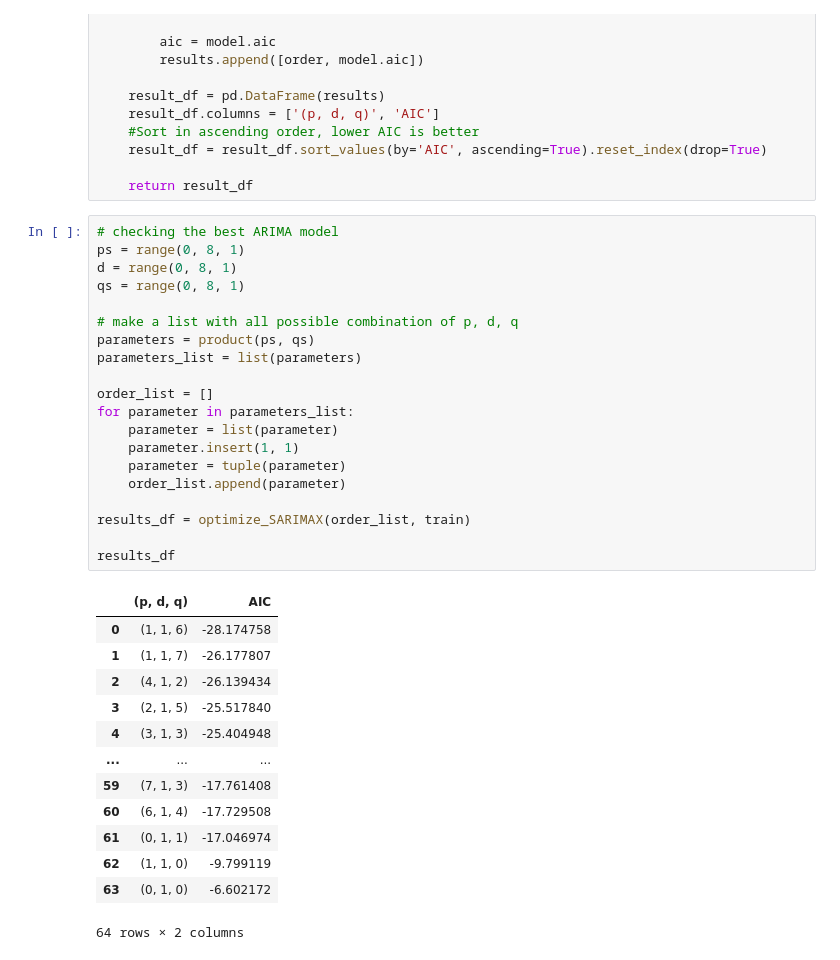
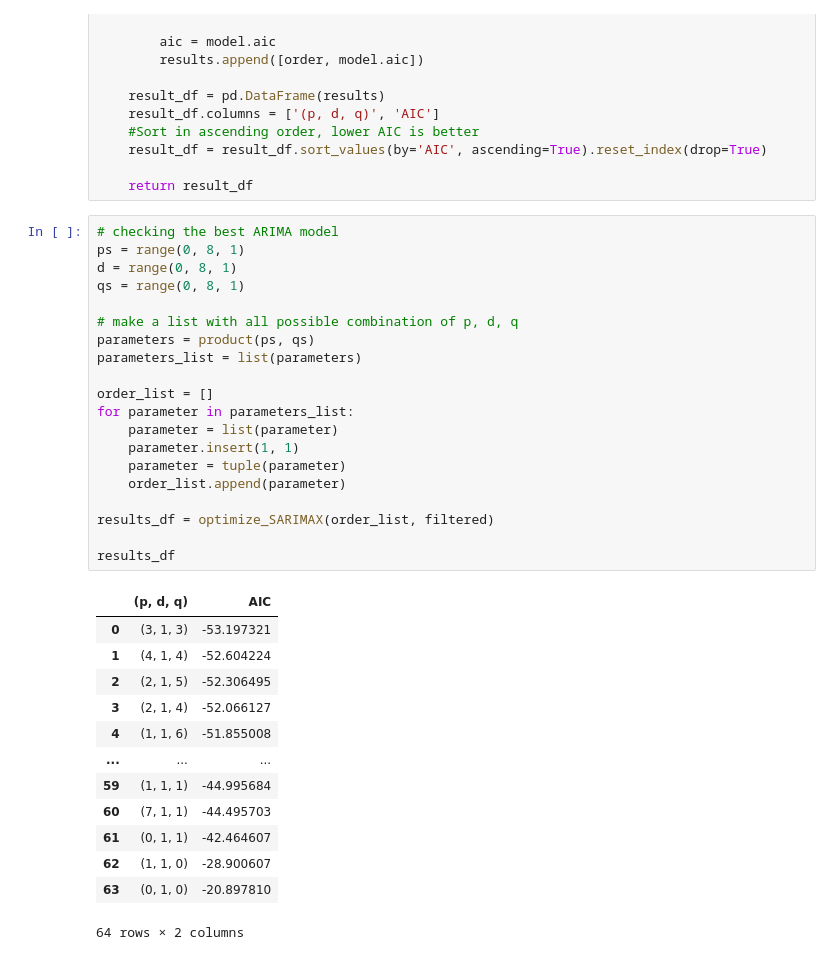
Before and after one commit to EdwardMatthew/Climate-Forecasting, a Jupyter notebook: Analysis/averageTempTrend.ipynb, the cells around one changed output. Cells and saved outputs as stored; diff of their text form.

```diff
--- a/Analysis/averageTempTrend.ipynb
+++ b/Analysis/averageTempTrend.ipynb
@@ -99,35 +99,35 @@ def optimize_SARIMAX(order_list, exog):
 # %%
 # checking the best ARIMA model
 ps = range(0, 8, 1)
 d = range(0, 8, 1)
 qs = range(0, 8, 1)
 
 # make a list with all possible combination of p, d, q
 parameters = product(ps, qs)
 parameters_list = list(parameters)
 
 order_list = []
 for parameter in parameters_list:
     parameter = list(parameter)
     parameter.insert(1, 1)
     parameter = tuple(parameter)
     order_list.append(parameter)
 
-results_df = optimize_SARIMAX(order_list, train)
+results_df = optimize_SARIMAX(order_list, filtered)
 
 results_df
 # %% [output]
 |  | (p, d, q) | AIC |
-| 0 | (1, 1, 6) | -28.174758 |
-| 1 | (1, 1, 7) | -26.177807 |
-| 2 | (4, 1, 2) | -26.139434 |
-| 3 | (2, 1, 5) | -25.517840 |
-| 4 | (3, 1, 3) | -25.404948 |
+| 0 | (3, 1, 3) | -53.197321 |
+| 1 | (4, 1, 4) | -52.604224 |
+| 2 | (2, 1, 5) | -52.306495 |
+| 3 | (2, 1, 4) | -52.066127 |
+| 4 | (1, 1, 6) | -51.855008 |
 | ... | ... | ... |
-| 59 | (7, 1, 3) | -17.761408 |
-| 60 | (6, 1, 4) | -17.729508 |
-| 61 | (0, 1, 1) | -17.046974 |
-| 62 | (1, 1, 0) | -9.799119 |
-| 63 | (0, 1, 0) | -6.602172 |
+| 59 | (1, 1, 1) | -44.995684 |
+| 60 | (7, 1, 1) | -44.495703 |
+| 61 | (0, 1, 1) | -42.464607 |
+| 62 | (1, 1, 0) | -28.900607 |
+| 63 | (0, 1, 0) | -20.897810 |
 64 rows × 2 columns
 # %%
```
Also changed, not shown: parts of 5 cells of this notebook, 3 other files.
